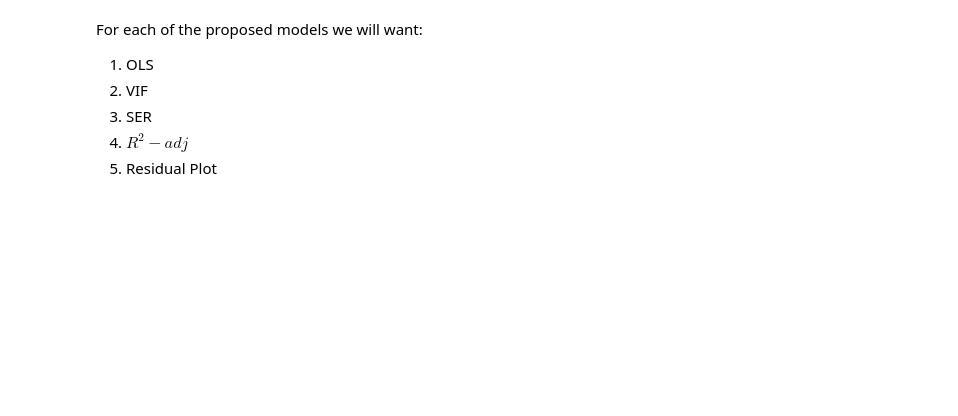
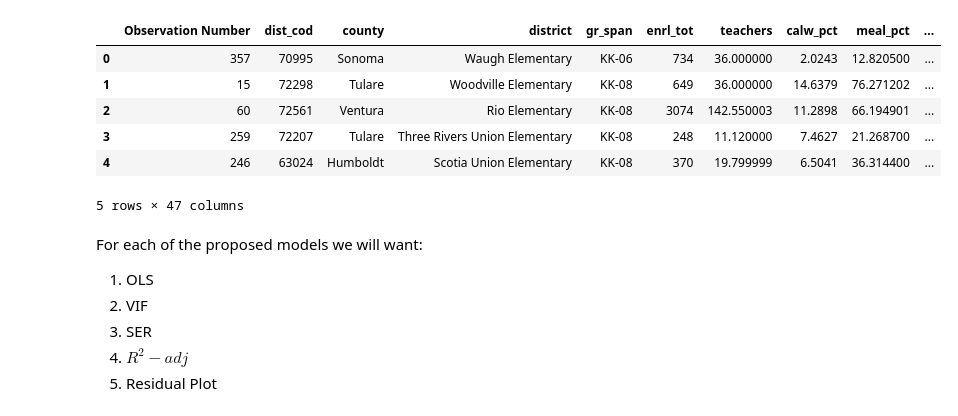
Before and after one commit to SarahDixon/QBUS2810-Group-Assignment, a Jupyter notebook: Task+4.ipynb, the cells around one changed output. Cells and saved outputs as stored; diff of their text form; code cells hidden in the pictures; blank space fills up the shorter version.

```diff
--- a/Task+4.ipynb
+++ b/Task+4.ipynb
@@ -16,6 +18,31 @@ test = data[data.index.isin(train.index)==False].copy() # Only for prediction (t
 
 train=train.reset_index(drop=True)
 test=test.reset_index(drop=True)
+# %%
+# Matt preps the data for the models
+cols = list(train.columns.values)
+
+for s in [u'enrl_tot', u'teachers', u'calw_pct', u'meal_pct', u'computer', u'testscr', u'comp_stu', u'expn_stu', u'str', u'avginc', u'el_pct', u'read_scr', u'math_scr']:
+    train["log_" + s.encode('utf-8')] = train[s].apply(np.log)
+    train["sqrt_" + s.encode('utf-8')] = train[s]**0.5
+
+# Take computer as an interaction variable.
+# Round comp_stu to the nearest 0.1 with:
+train['round_comp_stu'] = train['comp_stu'].round(1)
+
+# Take gr_span as dummy vars:
+train["KK-08"] = np.where(train["gr_span"]=="KK-08",1,0)
+train["KK-06"] = np.where(train["gr_span"]=="KK-06",1,0)
+# %%
+train.head()
+# %% [output]
+|  | Observation Number | dist_cod | county | district | gr_span | enrl_tot | teachers | calw_pct | meal_pct | ... |
+| 0 | 357 | 70995 | Sonoma | Waugh Elementary | KK-06 | 734 | 36.000000 | 2.0243 | 12.820500 | ... |
+| 1 | 15 | 72298 | Tulare | Woodville Elementary | KK-08 | 649 | 36.000000 | 14.6379 | 76.271202 | ... |
+| 2 | 60 | 72561 | Ventura | Rio Elementary | KK-08 | 3074 | 142.550003 | 11.2898 | 66.194901 | ... |
+| 3 | 259 | 72207 | Tulare | Three Rivers Union Elementary | KK-08 | 248 | 11.120000 | 7.4627 | 21.268700 | ... |
+| 4 | 246 | 63024 | Humboldt | Scotia Union Elementary | KK-08 | 370 | 19.799999 | 6.5041 | 36.314400 | ... |
+5 rows × 47 columns
 # %% [markdown]
 For each of the proposed models we will want:
 1. OLS
```
Also changed, not shown: parts of 1 cell of this notebook, 1 other file.
